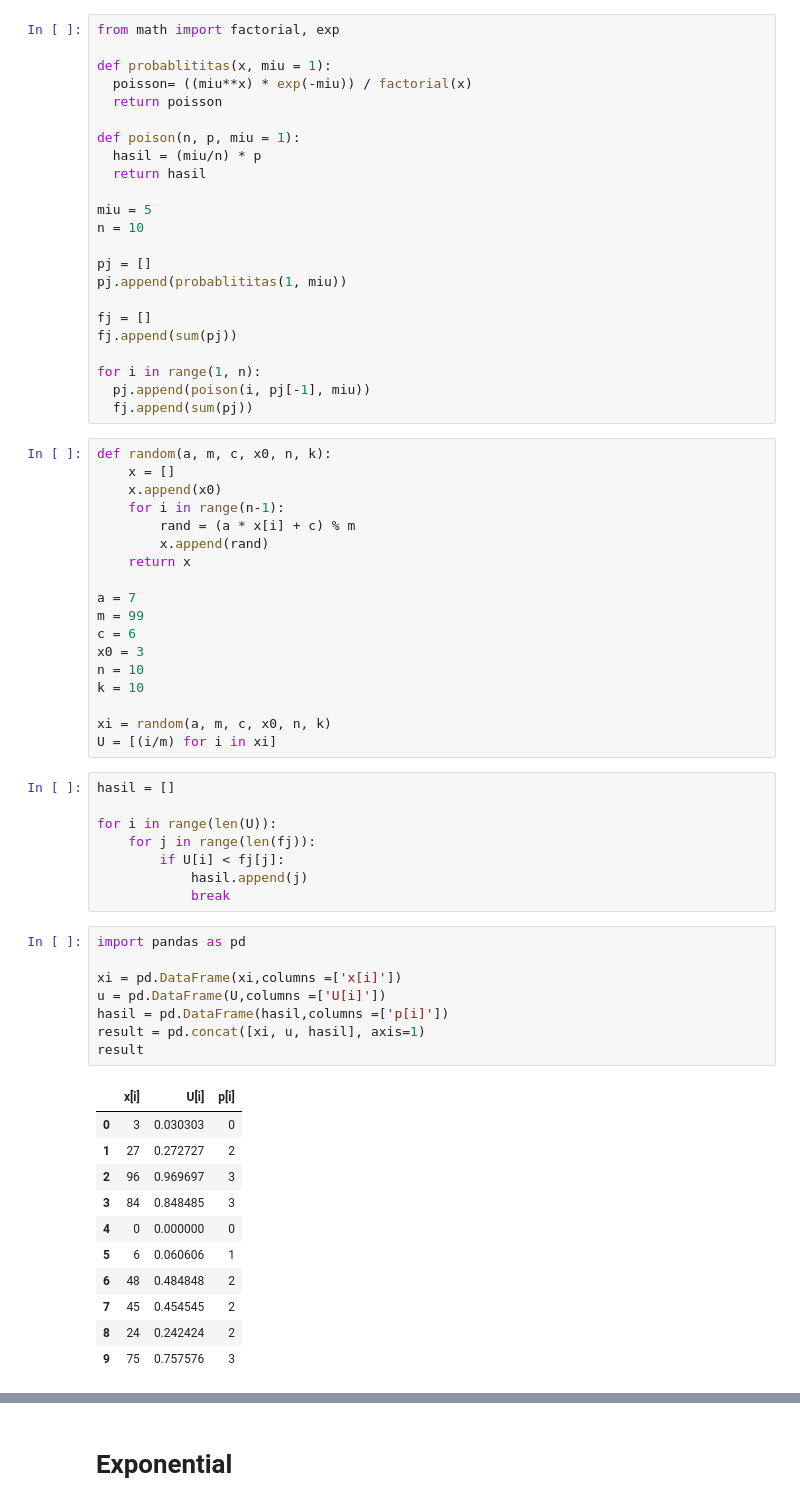
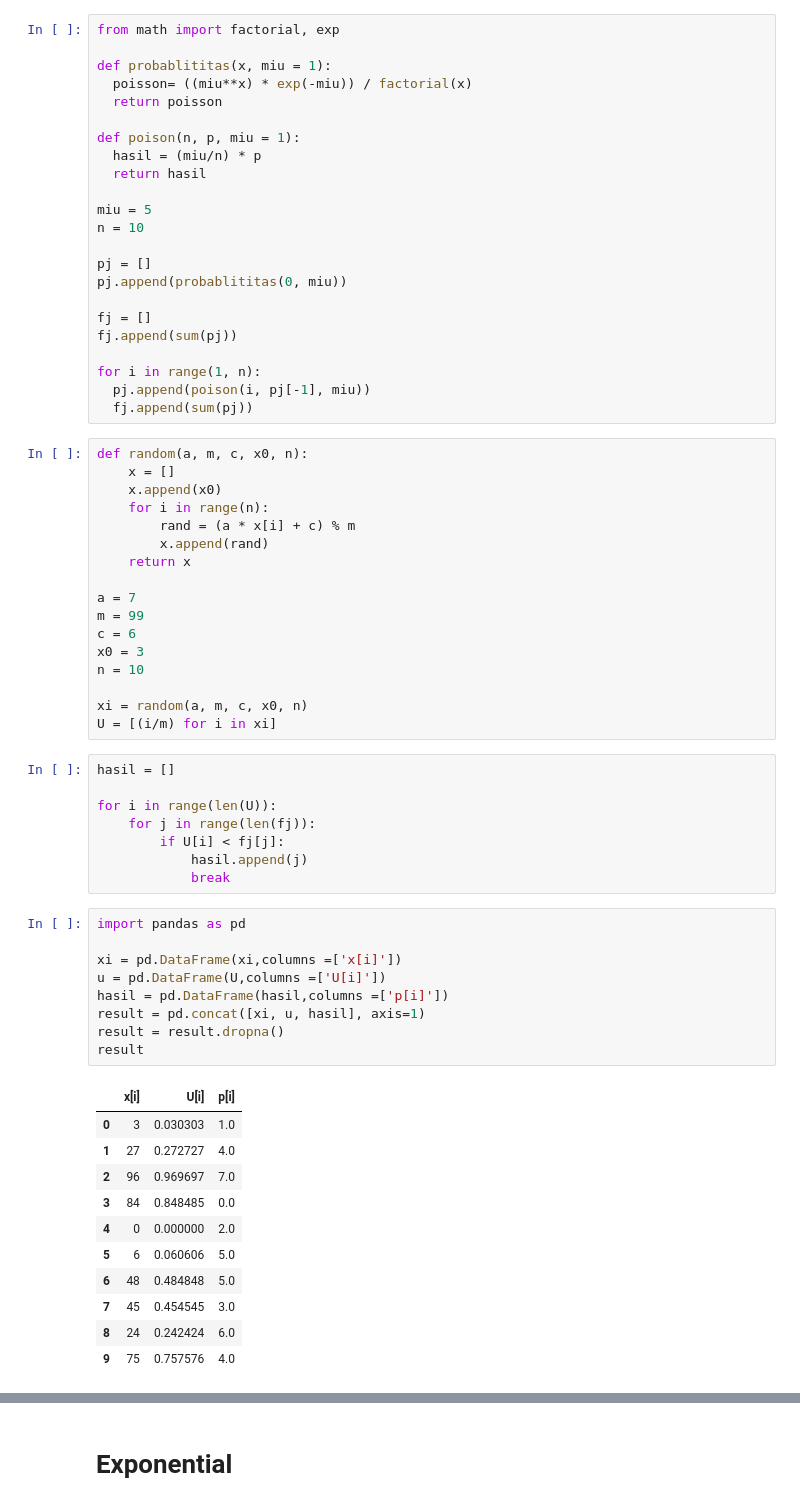
Before and after one commit to vikaputri/Pemodelan_Simulasi, a Jupyter notebook: Tugas_4.ipynb, the cells around one changed output, grey strips where cells are left out. Drawn from its saved outputs; the diff is of its cells as text.

```diff
--- a/Tugas_4.ipynb
+++ b/Tugas_4.ipynb
@@ -17,7 +17,7 @@ miu = 5
 n = 10
 
 pj = []
-pj.append(probablititas(1, miu))
+pj.append(probablititas(0, miu))
 
 fj = []
 fj.append(sum(pj))
@@ -26,10 +26,10 @@ for i in range(1, n):
   pj.append(poison(i, pj[-1], miu))
   fj.append(sum(pj))
 # %%
-def random(a, m, c, x0, n, k):
+def random(a, m, c, x0, n):
 	x = []
 	x.append(x0)
-	for i in range(n-1):
+	for i in range(n):
 		rand = (a * x[i] + c) % m
 		x.append(rand)
 	return x
@@ -39,9 +39,8 @@ m = 99
 c = 6
 x0 = 3
 n = 10
-k = 10
 
-xi = random(a, m, c, x0, n, k)
+xi = random(a, m, c, x0, n)
 U = [(i/m) for i in xi]
 # %%
 hasil = []
@@ -54,23 +53,24 @@ for i in range(len(U)):
 # %%
 import pandas as pd
 
 xi = pd.DataFrame(xi,columns =['x[i]'])
 u = pd.DataFrame(U,columns =['U[i]'])
 hasil = pd.DataFrame(hasil,columns =['p[i]'])
 result = pd.concat([xi, u, hasil], axis=1)
+result = result.dropna()
 result
 # %% [output]
 |  | x[i] | U[i] | p[i] |
-| 0 | 3 | 0.030303 | 0 |
-| 1 | 27 | 0.272727 | 2 |
-| 2 | 96 | 0.969697 | 3 |
-| 3 | 84 | 0.848485 | 3 |
-| 4 | 0 | 0.000000 | 0 |
-| 5 | 6 | 0.060606 | 1 |
-| 6 | 48 | 0.484848 | 2 |
-| 7 | 45 | 0.454545 | 2 |
-| 8 | 24 | 0.242424 | 2 |
-| 9 | 75 | 0.757576 | 3 |
+| 0 | 3 | 0.030303 | 1.0 |
+| 1 | 27 | 0.272727 | 4.0 |
+| 2 | 96 | 0.969697 | 7.0 |
+| 3 | 84 | 0.848485 | 0.0 |
+| 4 | 0 | 0.000000 | 2.0 |
+| 5 | 6 | 0.060606 | 5.0 |
+| 6 | 48 | 0.484848 | 5.0 |
+| 7 | 45 | 0.454545 | 3.0 |
+| 8 | 24 | 0.242424 | 6.0 |
+| 9 | 75 | 0.757576 | 4.0 |
 # %%
 d = {'p':pj,'F':fj}
 df = pd.DataFrame(d)
```
Also changed, not shown: parts of 1 cell of this notebook.
